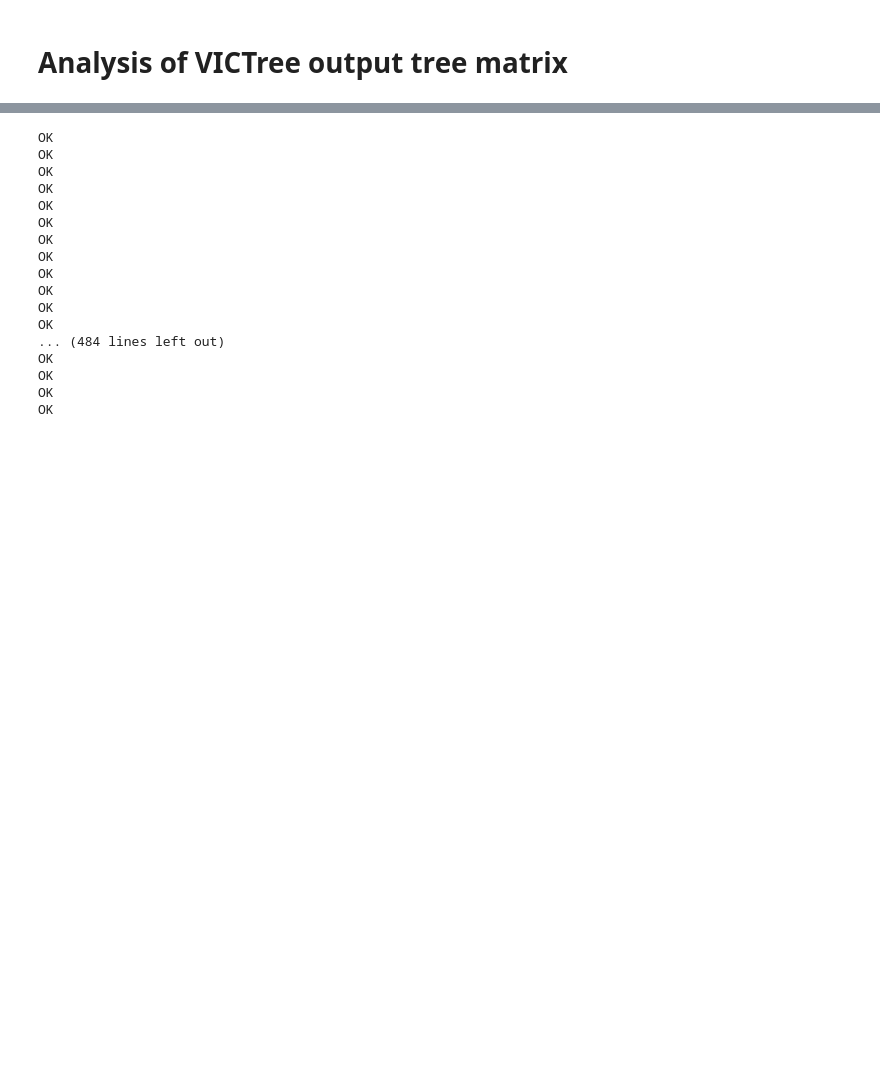
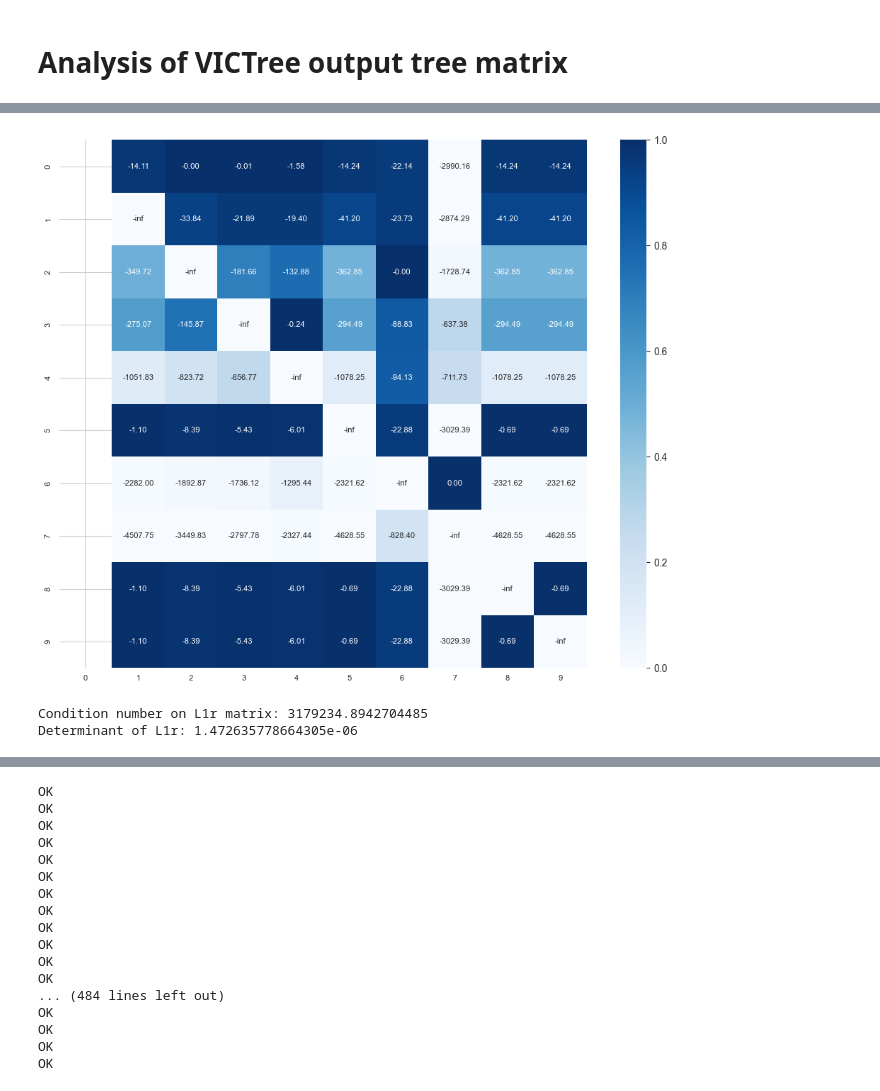
Before and after one commit to Lagergren-Lab/treesampling, a Jupyter notebook: notebooks/treesamp_victree_out.ipynb, the cells around one changed output, grey strips where cells are left out. Drawn from its saved outputs; the diff is of its cells as text; code cells hidden in the pictures; blank space fills up the shorter version.

```diff
--- a/notebooks/treesamp_victree_out.ipynb
+++ b/notebooks/treesamp_victree_out.ipynb
@@ -66,0 +72,23 @@ f.tight_layout()
+# %%
+import scipy.special as sp
+#normalize with logsumexp and plot again
+graph_matrix_lognorm = graph_matrix - sp.logsumexp(graph_matrix, axis=0, keepdims=True)
+f, ax = plt.subplots(figsize=(10, 8)) ## here increased figsize
+plot_logweights_heatmap(graph_matrix_lognorm, ax=ax, color_tempering=500)
+f.tight_layout()
+# %% [output]
+[figure, added]
+# %%
+# condition number
+from treesampling.utils.graphs import mat_minor, kirchoff_matrix
+exp_matrix = np.exp(graph_matrix_lognorm)
+exp_graph = reset_adj_matrix(graph, exp_matrix)
+L = kirchoff_matrix(exp_matrix)
+L1r = mat_minor(L, row=0, col=0)
+# print(L1r)
+cn = la.cond(L1r)
+print(f"Condition number on L1r matrix: {cn}")
+print(f"Determinant of L1r: {la.det(L1r)}")
+# %% [output]
+Condition number on L1r matrix: 3179234.8942704485
+Determinant of L1r: 1.472635778664305e-06
```
Also changed, not shown: parts of 24 cells of this notebook, 8 other files.
